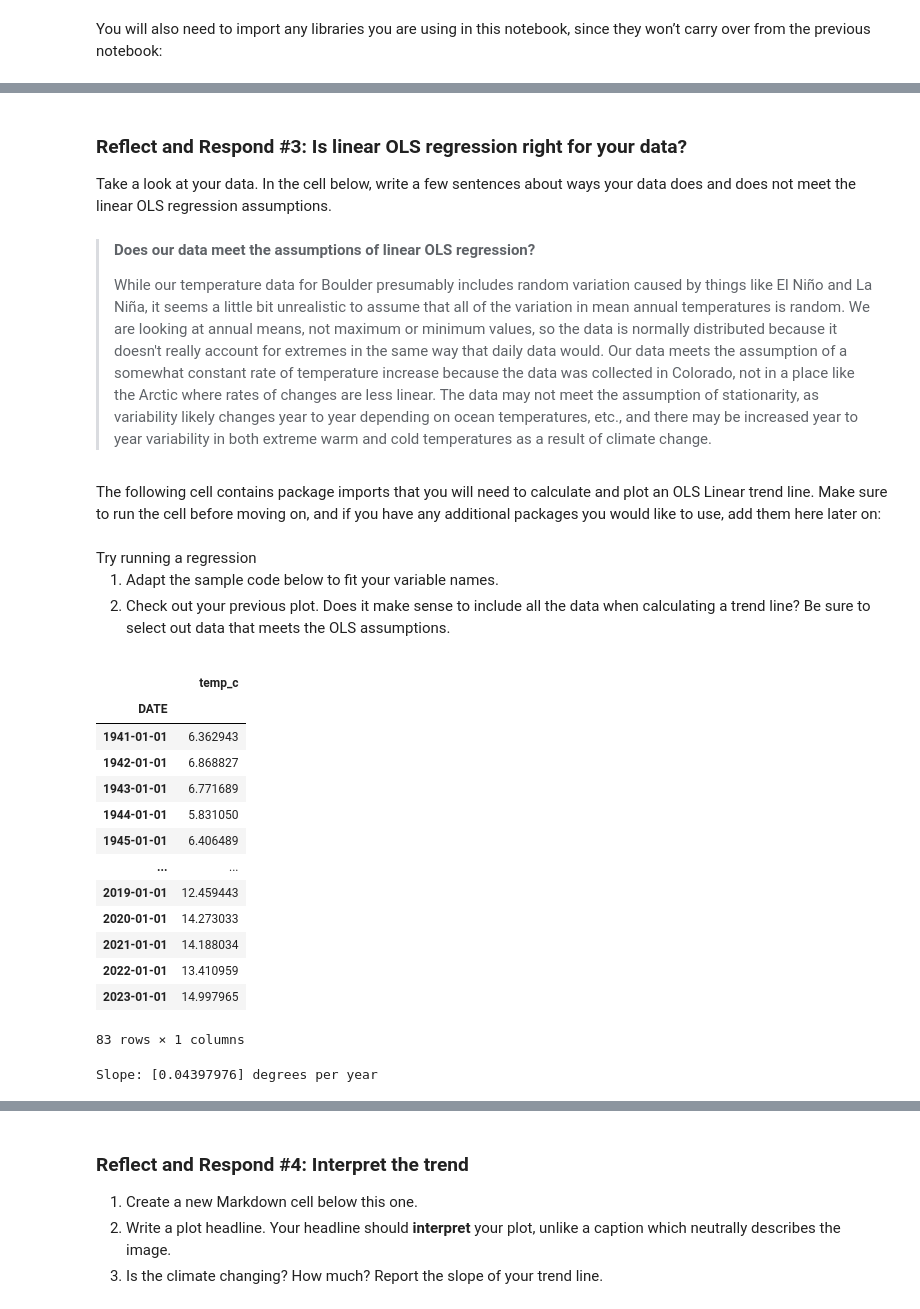
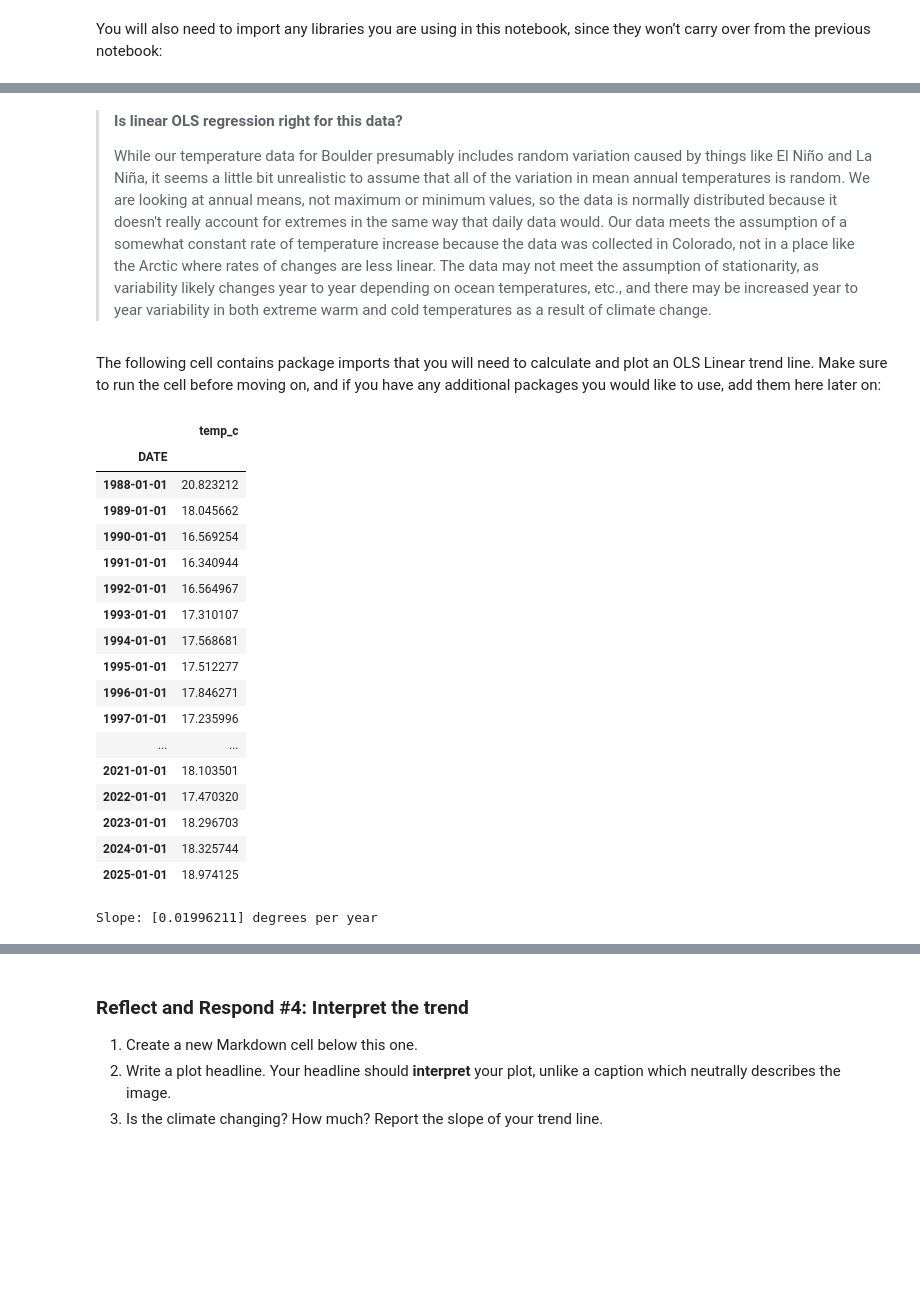
Before and after one commit to lauren-thomas2/climate-change, a Jupyter notebook: 05-interactive-plot.ipynb, the cells around one changed output, grey strips where cells are left out. Drawn from its saved outputs; the diff is of its cells as text; code cells hidden in the pictures; blank space fills up the shorter version.

```diff
--- a/05-interactive-plot.ipynb
+++ b/05-interactive-plot.ipynb
@@ -91,8 +38,5 @@ financial crash](https://www.wired.com/2009/02/wp-quant/).
-# %% [markdown]
-### Reflect and Respond #3: Is linear OLS regression right for your data?
-Take a look at your data. In the cell below, write a few sentences about ways your data does and does not meet the linear OLS regression assumptions.
 # %% [markdown]
->**Does our data meet the assumptions of linear OLS regression?**
+>**Is linear OLS regression right for this data?**
 >
 >While our temperature data for Boulder presumably includes random variation caused by things like El Niño and La Niña, it seems a little bit unrealistic to assume that all of the variation in mean annual temperatures is random. We are looking at annual means, not maximum or minimum values, so the data is normally distributed because it doesn't really account for extremes in the same way that daily data would. Our data meets the assumption of a somewhat constant rate of temperature increase because the data was collected in Colorado, not in a place like the Arctic where rates of changes are less linear. The data may not meet the assumption of stationarity, as variability likely changes year to year depending on ocean temperatures, etc., and there may be increased year to year variability in both extreme warm and cold temperatures as a result of climate change.
 # %% [markdown]
@@ -106,35 +50,32 @@ import seaborn as sns
 
 ### fit an OLS linear regression
 from sklearn.linear_model import LinearRegression
-# %% [markdown]
-<link rel="stylesheet" type="text/css" href="./assets/styles.css"><div class="callout callout-style-default callout-titled callout-task"><div class="callout-header"><div class="callout-icon-container"><i class="callout-icon"></i></div><div class="callout-title-container flex-fill">Try running a regression</div></div><div class="callout-body-container callout-body"><ol type="1">
-<li>Adapt the sample code below to fit your variable names.</li>
-<li>Check out your previous plot. Does it make sense to include all the
-data when calculating a trend line? Be sure to select out data that
-meets the OLS assumptions.</li>
-</ol></div></div>
 # %%
 ### subset data to only include temp in Celsius
 annual_temp_c_df = annual_temp_df[['temp_c']]
 
-### subset data to 1941 to present to remove gap
-complete_data_df = annual_temp_c_df.loc['1941':'2023']
+### subset data to 1988-2025 because 2026 isn't a full year of data
+complete_data_df = annual_temp_c_df.loc['1988':'2025']
 complete_data_df
 # %% [output]
 |  | temp_c |
 | DATE |  |
-| 1941-01-01 | 6.362943 |
-| 1942-01-01 | 6.868827 |
-| 1943-01-01 | 6.771689 |
-| 1944-01-01 | 5.831050 |
-| 1945-01-01 | 6.406489 |
+| 1988-01-01 | 20.823212 |
+| 1989-01-01 | 18.045662 |
+| 1990-01-01 | 16.569254 |
+| 1991-01-01 | 16.340944 |
+| 1992-01-01 | 16.564967 |
+| 1993-01-01 | 17.310107 |
+| 1994-01-01 | 17.568681 |
+| 1995-01-01 | 17.512277 |
+| 1996-01-01 | 17.846271 |
+| 1997-01-01 | 17.235996 |
 | ... | ... |
-| 2019-01-01 | 12.459443 |
-| 2020-01-01 | 14.273033 |
-| 2021-01-01 | 14.188034 |
-| 2022-01-01 | 13.410959 |
-| 2023-01-01 | 14.997965 |
+| 2021-01-01 | 18.103501 |
+| 2022-01-01 | 17.470320 |
+| 2023-01-01 | 18.296703 |
+| 2024-01-01 | 18.325744 |
+| 2025-01-01 | 18.974125 |
-83 rows × 1 columns
 # %%
 ### fit an OLS Linear Regression to the data
 
@@ -154,5 +95,5 @@ model.fit(ind_variable, dep_variable)
 ### calculate and print metrics
 print(f'Slope: {model.coef_[0]} degrees per year')
 # %% [output]
-Slope: [0.04397976] degrees per year
+Slope: [0.01996211] degrees per year
 # %% [markdown]
```
Also changed, not shown: parts of 3 cells of this notebook, 1 other file.
